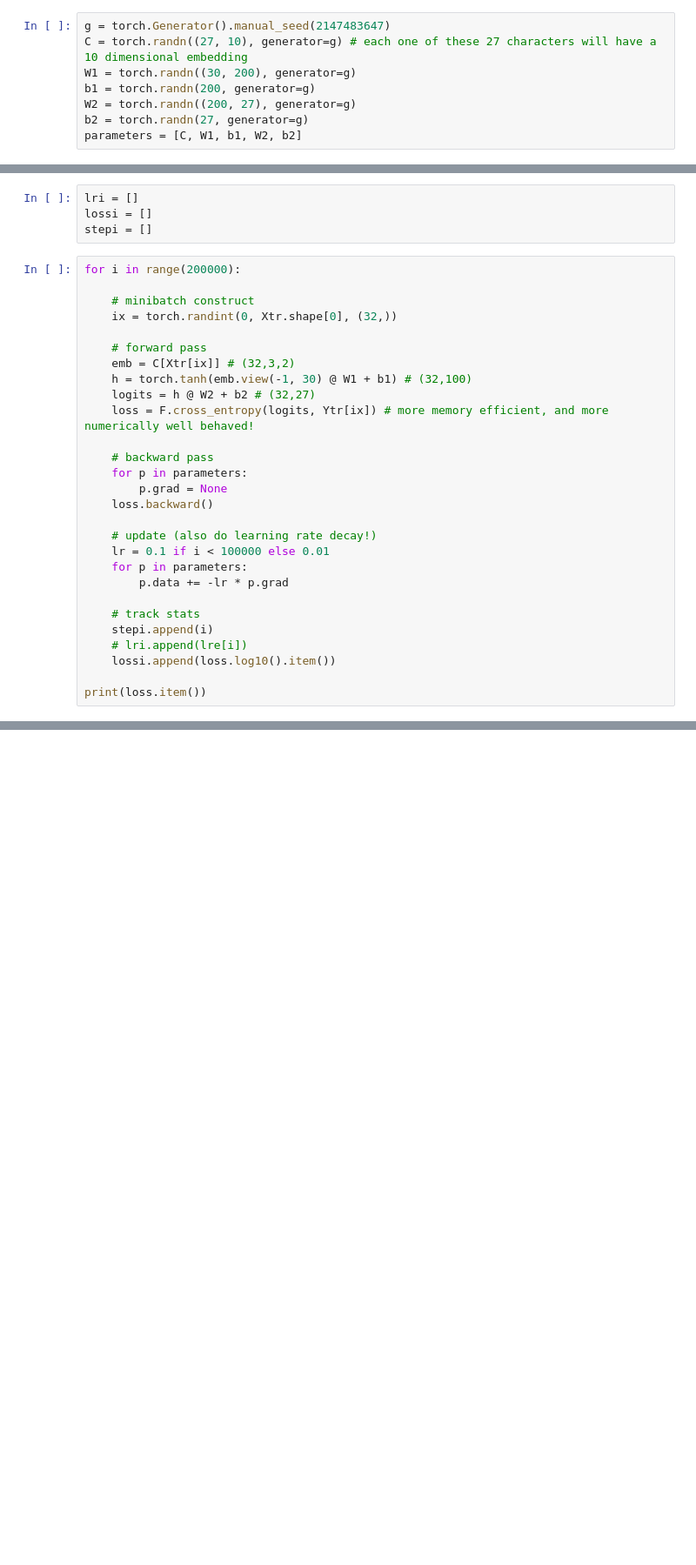
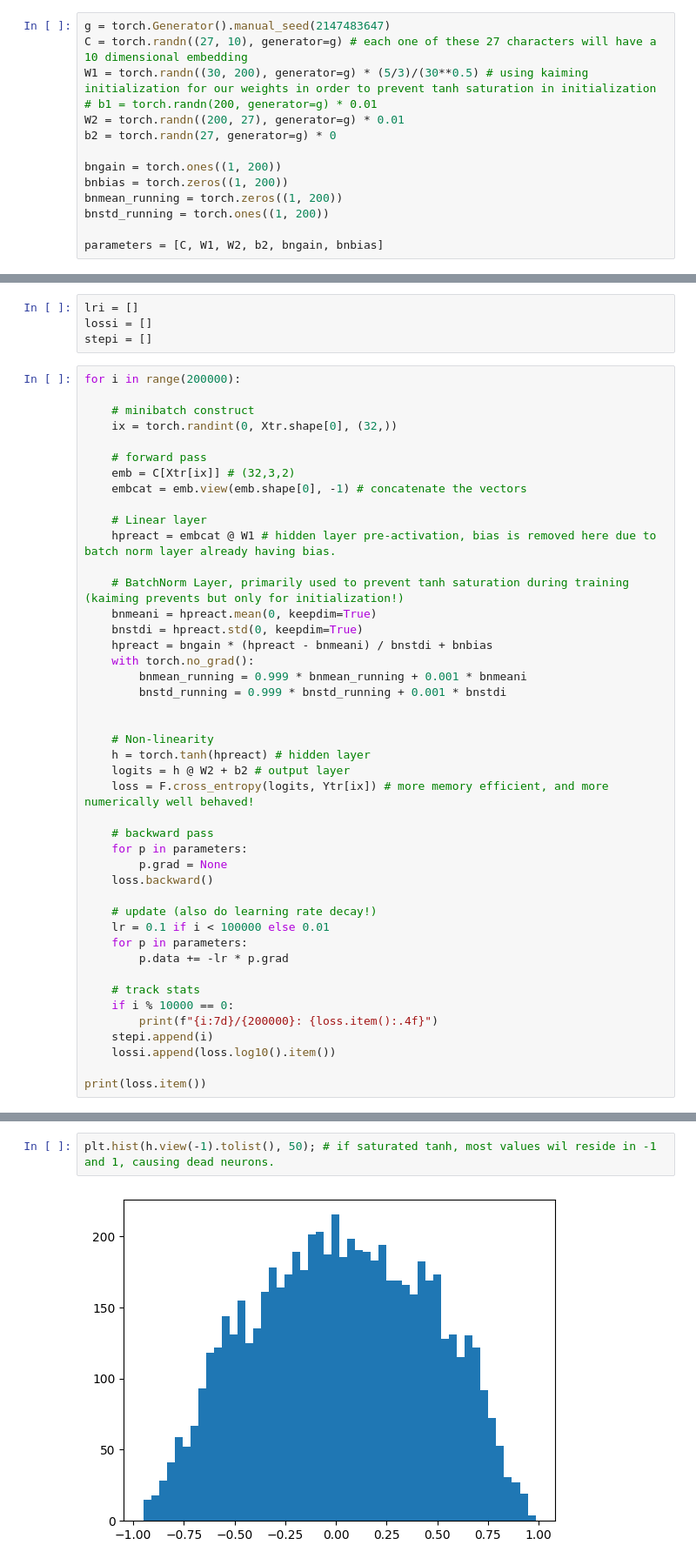
Before and after one commit to broyantt/makemore, a Jupyter notebook: makemore.ipynb, the cells around one changed output, grey strips where cells are left out. Shown at 87% size. Saved outputs shown, nothing was run; the diff lists cells and outputs as text; blank space fills up the shorter version.

```diff
--- a/makemore.ipynb
+++ b/makemore.ipynb
@@ -318,11 +317,17 @@ torch.Size([22803, 3]) torch.Size([22803])
 # %%
 g = torch.Generator().manual_seed(2147483647)
 C = torch.randn((27, 10), generator=g) # each one of these 27 characters will have a 10 dimensional embedding
-W1 = torch.randn((30, 200), generator=g)
-b1 = torch.randn(200, generator=g)
-W2 = torch.randn((200, 27), generator=g)
-b2 = torch.randn(27, generator=g)
-parameters = [C, W1, b1, W2, b2]
+W1 = torch.randn((30, 200), generator=g) * (5/3)/(30**0.5) # using kaiming initialization for our weights in order to prevent tanh saturation in initialization
+# b1 = torch.randn(200, generator=g) * 0.01
+W2 = torch.randn((200, 27), generator=g) * 0.01
+b2 = torch.randn(27, generator=g) * 0
+
+bngain = torch.ones((1, 200))
+bnbias = torch.zeros((1, 200))
+bnmean_running = torch.zeros((1, 200))
+bnstd_running = torch.ones((1, 200))
+
+parameters = [C, W1, W2, b2, bngain, bnbias]
 # %%
 sum(p.nelement() for p in parameters)
 # %% [output]
@@ -345,8 +350,23 @@ for i in range(200000):
 
     # forward pass
     emb = C[Xtr[ix]] # (32,3,2)
-    h = torch.tanh(emb.view(-1, 30) @ W1 + b1) # (32,100)
-    logits = h @ W2 + b2 # (32,27)
+    embcat = emb.view(emb.shape[0], -1) # concatenate the vectors
+
+    # Linear layer
+    hpreact = embcat @ W1 # hidden layer pre-activation, bias is removed here due to batch norm layer already having bias.
+
+    # BatchNorm Layer, primarily used to prevent tanh saturation during training (kaiming prevents but only for initialization!)
+    bnmeani = hpreact.mean(0, keepdim=True)
+    bnstdi = hpreact.std(0, keepdim=True)
+    hpreact = bngain * (hpreact - bnmeani) / bnstdi + bnbias
+    with torch.no_grad():
+        bnmean_running = 0.999 * bnmean_running + 0.001 * bnmeani
+        bnstd_running = 0.999 * bnstd_running + 0.001 * bnstdi
+
+
+    # Non-linearity
+    h = torch.tanh(hpreact) # hidden layer
+    logits = h @ W2 + b2 # output layer
     loss = F.cross_entropy(logits, Ytr[ix]) # more memory efficient, and more numerically well behaved!
 
     # backward pass
@@ -360,8 +380,9 @@ for i in range(200000):
         p.data += -lr * p.grad
 
     # track stats
+    if i % 10000 == 0:
+        print(f"{i:7d}/{200000}: {loss.item():.4f}")
     stepi.append(i)
-    # lri.append(lre[i])
     lossi.append(loss.log10().item())
 
 print(loss.item())
@@ -388,0 +407,4 @@ torch.Size([32])
+# %%
+plt.hist(h.view(-1).tolist(), 50); # if saturated tanh, most values wil reside in -1 and 1, causing dead neurons.
+# %% [output]
+[figure, added]
```
Also changed, not shown: parts of 10 cells of this notebook.
